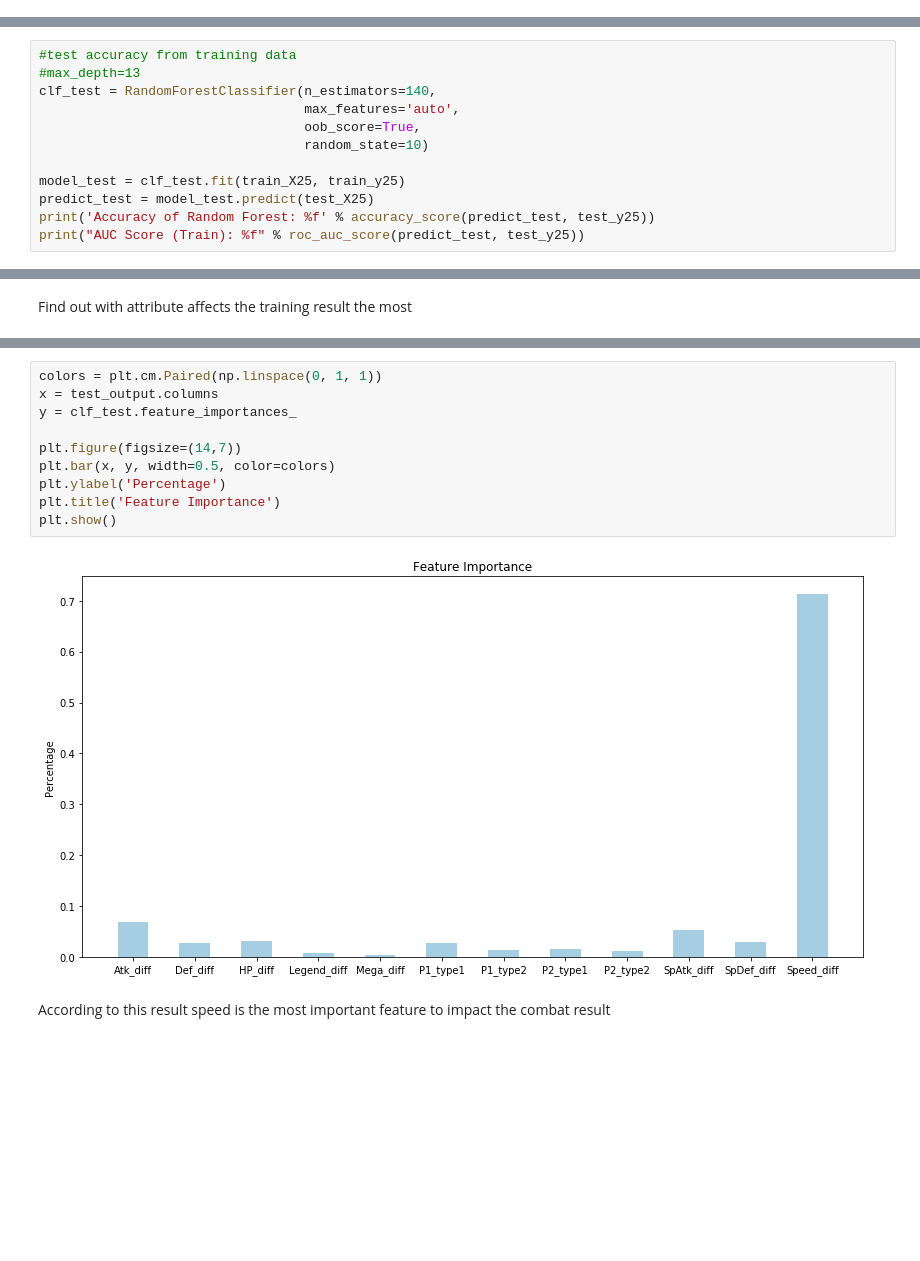
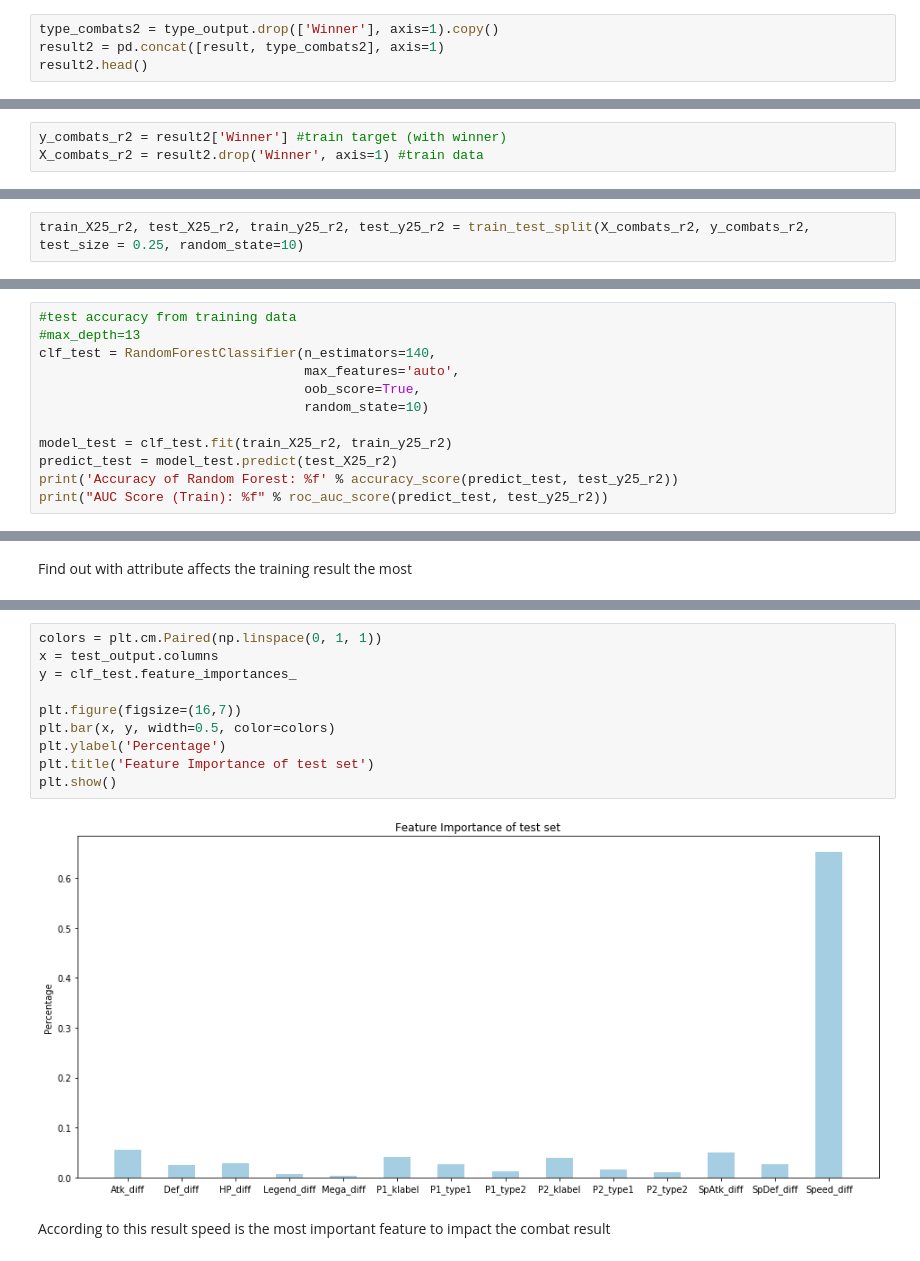
Before and after one commit to gillian850413/COMP4912, a Jupyter notebook: Notebook/Pokemon_Analysis.ipynb, the cells around one changed output, grey strips where cells are left out. Cells and saved outputs as stored; diff of their text form; blank space fills up the shorter version.

```diff
--- a/Notebook/Pokemon_Analysis.ipynb
+++ b/Notebook/Pokemon_Analysis.ipynb
@@ -970,0 +1329,4 @@ According to this result, type advantage does not effect the winning rate of fir
+# %%
+type_combats2 = type_output.drop(['Winner'], axis=1).copy()
+result2 = pd.concat([result, type_combats2], axis=1)
+result2.head()
@@ -970,0 +1352,3 @@ According to this result, type advantage does not effect the winning rate of fir
+# %%
+y_combats_r2 = result2['Winner'] #train target (with winner)
+X_combats_r2 = result2.drop('Winner', axis=1) #train data
@@ -970,0 +1357,2 @@ According to this result, type advantage does not effect the winning rate of fir
+# %%
+train_X25_r2, test_X25_r2, train_y25_r2, test_y25_r2 = train_test_split(X_combats_r2, y_combats_r2, test_size = 0.25, random_state=10)
@@ -1271,8 +1626,8 @@ clf_test = RandomForestClassifier(n_estimators=140,
                                   oob_score=True,
                                   random_state=10)
 
-model_test = clf_test.fit(train_X25, train_y25)
-predict_test = model_test.predict(test_X25)
-print('Accuracy of Random Forest: %f' % accuracy_score(predict_test, test_y25))
-print("AUC Score (Train): %f" % roc_auc_score(predict_test, test_y25))
+model_test = clf_test.fit(train_X25_r2, train_y25_r2)
+predict_test = model_test.predict(test_X25_r2)
+print('Accuracy of Random Forest: %f' % accuracy_score(predict_test, test_y25_r2))
+print("AUC Score (Train): %f" % roc_auc_score(predict_test, test_y25_r2))
 # %% [output]
@@ -1303,15 +1660,15 @@ P2_type2: 1.08%
 # %%
 colors = plt.cm.Paired(np.linspace(0, 1, 1))
 x = test_output.columns
 y = clf_test.feature_importances_
 
-plt.figure(figsize=(14,7))
+plt.figure(figsize=(16,7))
 plt.bar(x, y, width=0.5, color=colors)
 plt.ylabel('Percentage')
-plt.title('Feature Importance')
+plt.title('Feature Importance of test set')
 plt.show()
 # %% [output]
-[figure, old version]
+[figure, new version]
 # %% [markdown]
 According to this result speed is the most important feature to impact the combat result
 # %% [markdown]
```
Also changed, not shown: parts of 138 cells of this notebook.
